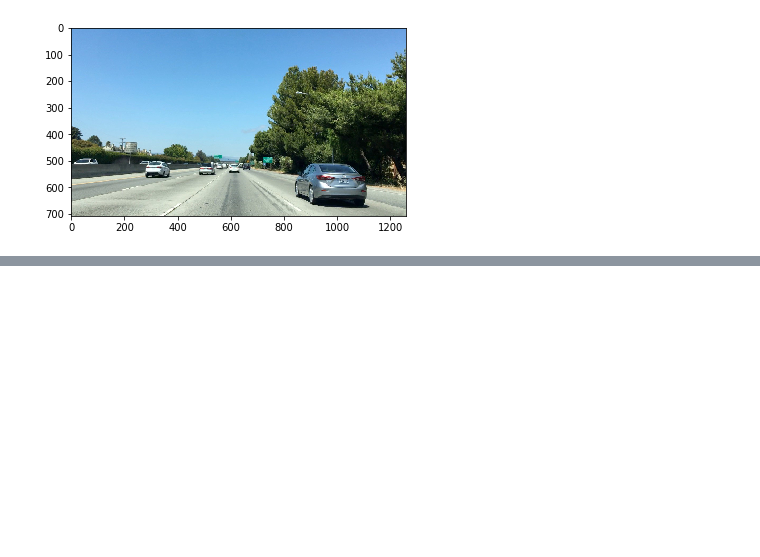
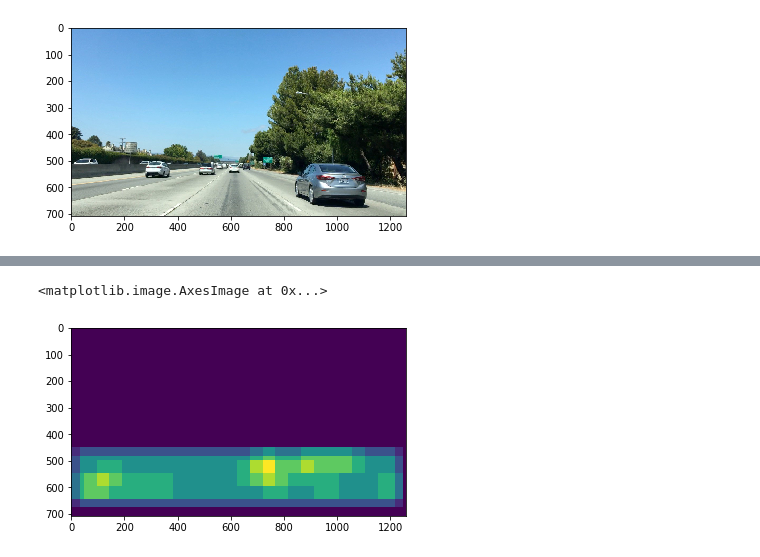
Before and after one commit to A2Amir/Traditional-Object-Detection, a Jupyter notebook: code/MultipleDetectionsAndFalsePositivesExerciese.ipynb, the cells around one changed output, grey strips where cells are left out. Saved outputs shown, nothing was run; the diff lists cells and outputs as text; code cells hidden in the pictures; blank space fills up the shorter version.

```diff
--- a/code/MultipleDetectionsAndFalsePositivesExerciese.ipynb
+++ b/code/MultipleDetectionsAndFalsePositivesExerciese.ipynb
@@ -157,0 +156,5 @@ plt.imshow(window_img1)
+# %%
+def add_heat(heatmap,bbobx_list):
+    for bbox in bbobx_list:
+        heatmap[bbox[0][1]:bbox[1][1],bbox[0][0]:bbox[1][0]] +=1
+    return heatmap
@@ -157,0 +178,9 @@ plt.imshow(window_img1)
+# %%
+heat=np.zeros_like(image[:,:,0]).astype(np.float)
+# %%
+heat=add_heat(heat,slide_windows+find_cars_windows)#find_cars_windows #,slide_windows
+# %%
+plt.imshow(heat)
+# %% [output]
+<matplotlib.image.AxesImage at 0x...>
+[figure, added]
```
Also changed, not shown: parts of 11 cells of this notebook, 10 other files.
